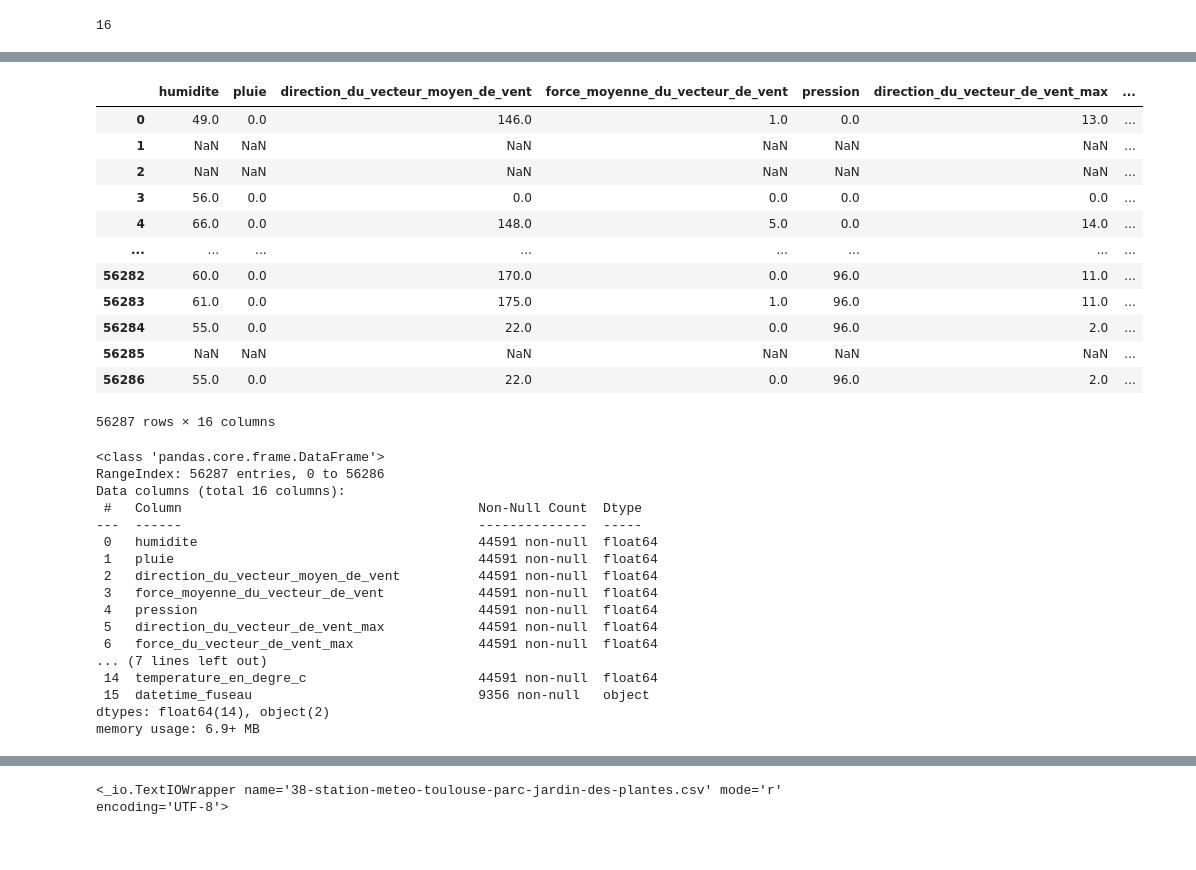
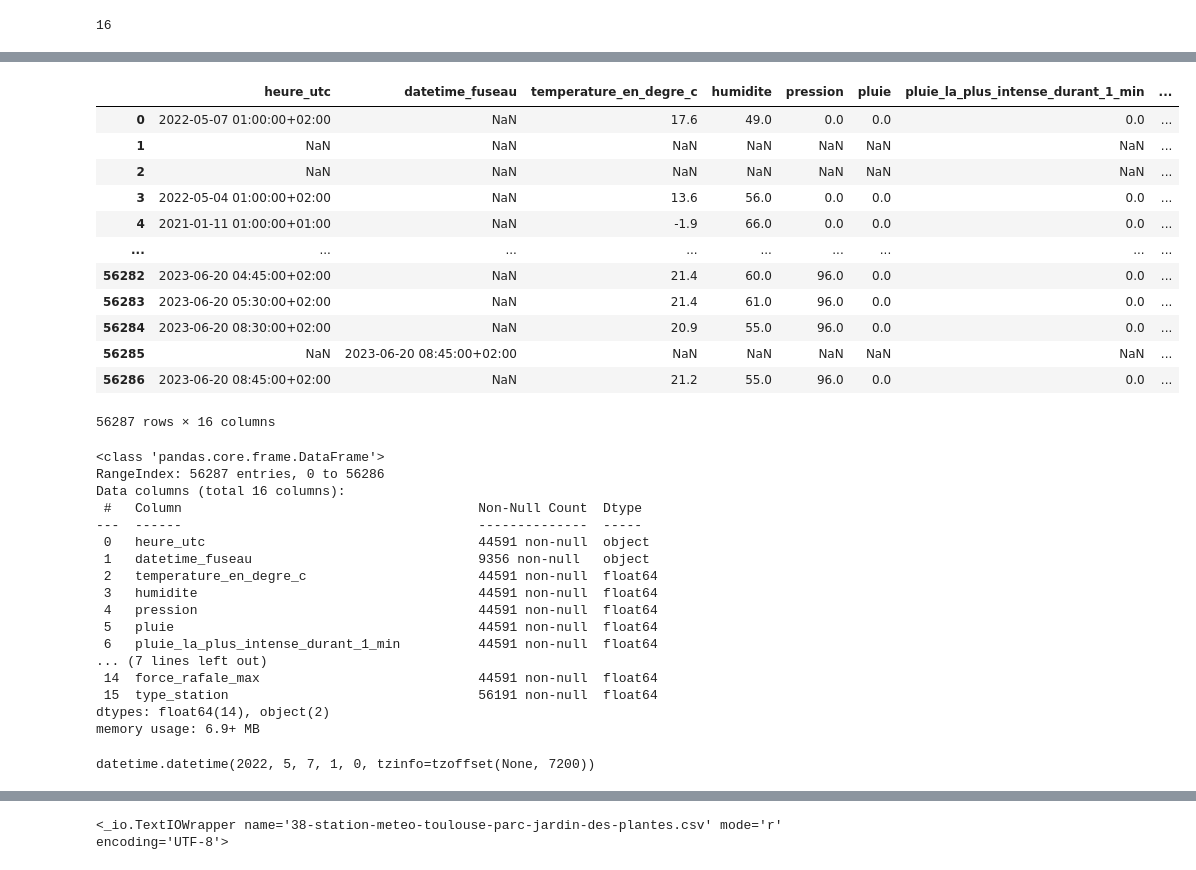
Before and after one commit to matthcol/pythonperf202306, a Jupyter notebook: Functions/functions.ipynb, the cells around one changed output, grey strips where cells are left out. Drawn from its saved outputs; the diff is of its cells as text; code cells hidden in the pictures.

Commit message:
fix data meteo

```diff
--- a/Functions/functions.ipynb
+++ b/Functions/functions.ipynb
@@ -58,45 +82,46 @@ somme(start=10, iterable=[1,2,3])
 # %%
 # FutureWarning: In a future version of pandas all arguments of read_csv except for the argument 'filepath_or_buffer' will be keyword-only
 # dfMeteo = pd.read_csv('38-station-meteo-toulouse-parc-jardin-des-plantes.csv', ';')
 columns = [
  'heure_utc',
  'datetime_fuseau',
  'temperature_en_degre_c',
  'humidite',
 'pression',
  'pluie',
 'pluie_la_plus_intense_durant_1_min',
  'direction_du_vecteur_moyen_de_vent',
  'force_moyenne_du_vecteur_de_vent',
  'direction_du_vecteur_de_vent_max',
  'force_du_vecteur_de_vent_max',
  'direction_du_vecteur_vent_moyen',
  'direction_du_vecteur_de_rafale_de_vent_max',
  'force_moyenne_du_vecteur_vent',
  'force_rafale_max',
  'type_station',
  ]
 dfMeteo = pd.read_csv('38-station-meteo-toulouse-parc-jardin-des-plantes.csv',
         delimiter=';', encoding='UTF-8',
         usecols=columns,
         parse_dates=['heure_utc',  'datetime_fuseau'],
         ## columns with mixed contents: force data type
         # dtype={'temp_s1_q1': 'str', 'temp_s2q1': 'str', 'temp_s1q2': 'str', 'temp_s2q2': 'str', 'temp_s1q3': 'str', 'temp_s2q3': 'str'}
 )
+dfMeteo = dfMeteo[columns]
 dfMeteo
 # %% [output]
-|  | humidite | pluie | direction_du_vecteur_moyen_de_vent | force_moyenne_du_vecteur_de_vent | pression | direction_du_vecteur_de_vent_max | ... |
-| 0 | 49.0 | 0.0 | 146.0 | 1.0 | 0.0 | 13.0 | ... |
-| 1 | NaN | NaN | NaN | NaN | NaN | NaN | ... |
-| 2 | NaN | NaN | NaN | NaN | NaN | NaN | ... |
-| 3 | 56.0 | 0.0 | 0.0 | 0.0 | 0.0 | 0.0 | ... |
-| 4 | 66.0 | 0.0 | 148.0 | 5.0 | 0.0 | 14.0 | ... |
-| ... | ... | ... | ... | ... | ... | ... | ... |
-| 56282 | 60.0 | 0.0 | 170.0 | 0.0 | 96.0 | 11.0 | ... |
-| 56283 | 61.0 | 0.0 | 175.0 | 1.0 | 96.0 | 11.0 | ... |
-| 56284 | 55.0 | 0.0 | 22.0 | 0.0 | 96.0 | 2.0 | ... |
-| 56285 | NaN | NaN | NaN | NaN | NaN | NaN | ... |
-| 56286 | 55.0 | 0.0 | 22.0 | 0.0 | 96.0 | 2.0 | ... |
+|  | heure_utc | datetime_fuseau | temperature_en_degre_c | humidite | pression | pluie | pluie_la_plus_intense_durant_1_min | ... |
+| 0 | 2022-05-07 01:00:00+02:00 | NaN | 17.6 | 49.0 | 0.0 | 0.0 | 0.0 | ... |
+| 1 | NaN | NaN | NaN | NaN | NaN | NaN | NaN | ... |
+| 2 | NaN | NaN | NaN | NaN | NaN | NaN | NaN | ... |
+| 3 | 2022-05-04 01:00:00+02:00 | NaN | 13.6 | 56.0 | 0.0 | 0.0 | 0.0 | ... |
+| 4 | 2021-01-11 01:00:00+01:00 | NaN | -1.9 | 66.0 | 0.0 | 0.0 | 0.0 | ... |
+| ... | ... | ... | ... | ... | ... | ... | ... | ... |
+| 56282 | 2023-06-20 04:45:00+02:00 | NaN | 21.4 | 60.0 | 96.0 | 0.0 | 0.0 | ... |
+| 56283 | 2023-06-20 05:30:00+02:00 | NaN | 21.4 | 61.0 | 96.0 | 0.0 | 0.0 | ... |
+| 56284 | 2023-06-20 08:30:00+02:00 | NaN | 20.9 | 55.0 | 96.0 | 0.0 | 0.0 | ... |
+| 56285 | NaN | 2023-06-20 08:45:00+02:00 | NaN | NaN | NaN | NaN | NaN | ... |
+| 56286 | 2023-06-20 08:45:00+02:00 | NaN | 21.2 | 55.0 | 96.0 | 0.0 | 0.0 | ... |
 56287 rows × 16 columns
 # %%
 dfMeteo.info()
@@ -106,18 +131,22 @@ RangeIndex: 56287 entries, 0 to 56286
 Data columns (total 16 columns):
  #   Column                                      Non-Null Count  Dtype
 ---  ------                                      --------------  -----
- 0   humidite                                    44591 non-null  float64
- 1   pluie                                       44591 non-null  float64
- 2   direction_du_vecteur_moyen_de_vent          44591 non-null  float64
- 3   force_moyenne_du_vecteur_de_vent            44591 non-null  float64
+ 0   heure_utc                                   44591 non-null  object
+ 1   datetime_fuseau                             9356 non-null   object
+ 2   temperature_en_degre_c                      44591 non-null  float64
+ 3   humidite                                    44591 non-null  float64
  4   pression                                    44591 non-null  float64
- 5   direction_du_vecteur_de_vent_max            44591 non-null  float64
- 6   force_du_vecteur_de_vent_max                44591 non-null  float64
+ 5   pluie                                       44591 non-null  float64
+ 6   pluie_la_plus_intense_durant_1_min          44591 non-null  float64
 ... (7 lines left out)
- 14  temperature_en_degre_c                      44591 non-null  float64
- 15  datetime_fuseau                             9356 non-null   object
+ 14  force_rafale_max                            44591 non-null  float64
+ 15  type_station                                56191 non-null  float64
 dtypes: float64(14), object(2)
 memory usage: 6.9+ MB
+# %%
+dfMeteo.heure_utc[0]
+# %% [output]
+datetime.datetime(2022, 5, 7, 1, 0, tzinfo=tzoffset(None, 7200))
 # %%
 # was usefull to build dict from columns indexes mentionned in the warning
 # { n: 'str' for n in dfMeteo.columns[[69,75,87,93,105,111]]}
```
Also changed, not shown: parts of 10 cells of this notebook.
